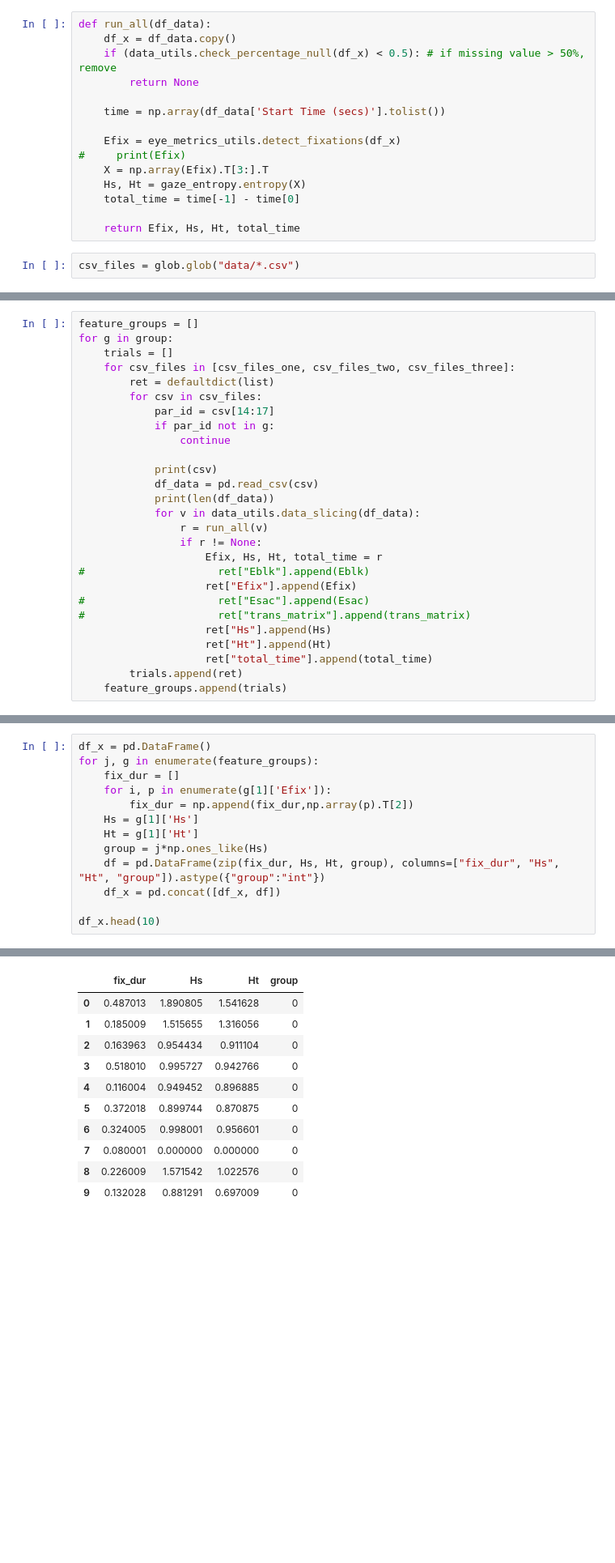
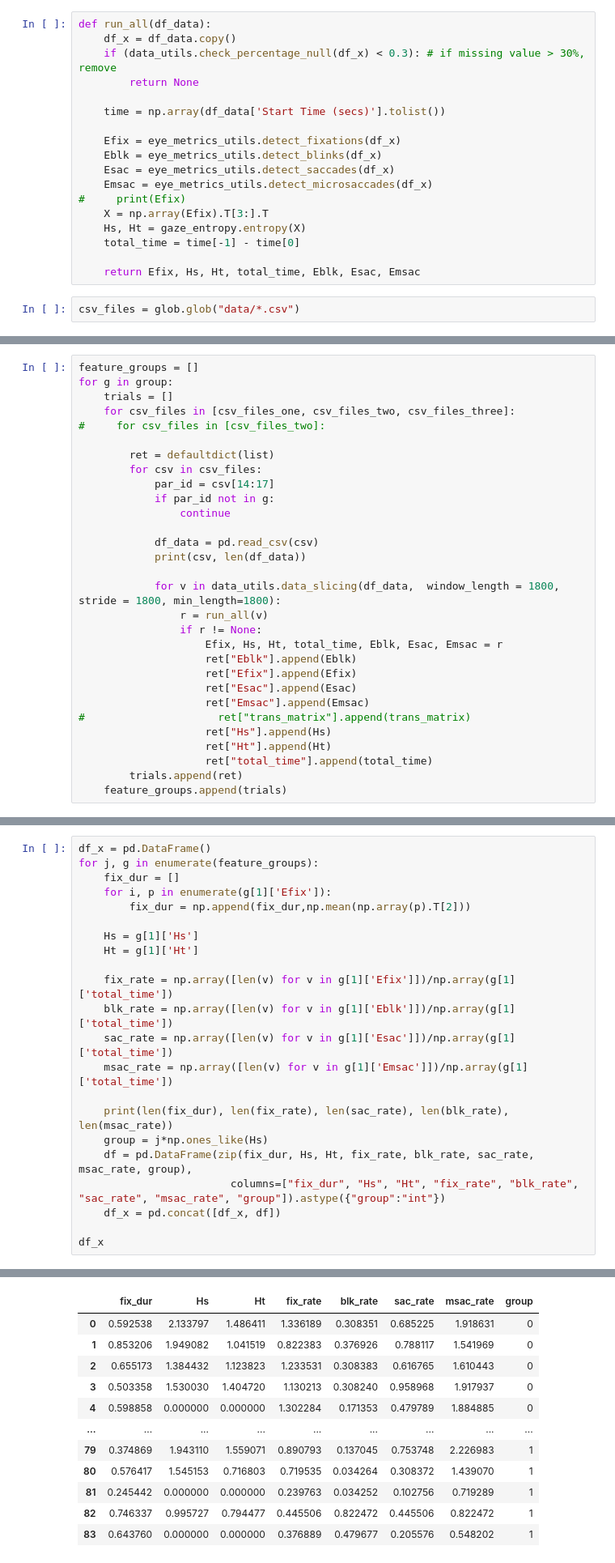
Before and after one commit to habom2310/eye-tracking-in-aviation, a Jupyter notebook: classification.ipynb, the cells around one changed output, grey strips where cells are left out. Shown: that part at 81% size. Drawn from its saved outputs; the diff is of its cells as text; blank space fills up the shorter version.

```diff
--- a/classification.ipynb
+++ b/classification.ipynb
@@ -23,18 +23,21 @@ warnings.filterwarnings('ignore')
 # %%
 def run_all(df_data):
     df_x = df_data.copy()
-    if (data_utils.check_percentage_null(df_x) < 0.5): # if missing value > 50%, remove
+    if (data_utils.check_percentage_null(df_x) < 0.3): # if missing value > 30%, remove
         return None
 
     time = np.array(df_data['Start Time (secs)'].tolist())
 
     Efix = eye_metrics_utils.detect_fixations(df_x)
+    Eblk = eye_metrics_utils.detect_blinks(df_x)
+    Esac = eye_metrics_utils.detect_saccades(df_x)
+    Emsac = eye_metrics_utils.detect_microsaccades(df_x)
 #     print(Efix)
     X = np.array(Efix).T[3:].T
     Hs, Ht = gaze_entropy.entropy(X)
     total_time = time[-1] - time[0]
 
-    return Efix, Hs, Ht, total_time
+    return Efix, Hs, Ht, total_time, Eblk, Esac, Emsac
 # %%
 csv_files = glob.glob("data/*.csv")
 # %%
@@ -67,22 +74,25 @@ feature_groups = []
 for g in group:
     trials = []
     for csv_files in [csv_files_one, csv_files_two, csv_files_three]:
+#     for csv_files in [csv_files_two]:
+
         ret = defaultdict(list)
         for csv in csv_files:
             par_id = csv[14:17]
             if par_id not in g:
                 continue
 
-            print(csv)
             df_data = pd.read_csv(csv)
-            print(len(df_data))
-            for v in data_utils.data_slicing(df_data):
+            print(csv, len(df_data))
+
+            for v in data_utils.data_slicing(df_data,  window_length = 1800, stride = 1800, min_length=1800):
                 r = run_all(v)
                 if r != None:
-                    Efix, Hs, Ht, total_time = r
-#                     ret["Eblk"].append(Eblk)
+                    Efix, Hs, Ht, total_time, Eblk, Esac, Emsac = r
+                    ret["Eblk"].append(Eblk)
                     ret["Efix"].append(Efix)
-#                     ret["Esac"].append(Esac)
+                    ret["Esac"].append(Esac)
+                    ret["Emsac"].append(Emsac)
 #                     ret["trans_matrix"].append(trans_matrix)
                     ret["Hs"].append(Hs)
                     ret["Ht"].append(Ht)
@@ -112,12 +122,21 @@ df_x = pd.DataFrame()
 for j, g in enumerate(feature_groups):
     fix_dur = []
     for i, p in enumerate(g[1]['Efix']):
-        fix_dur = np.append(fix_dur,np.array(p).T[2])
+        fix_dur = np.append(fix_dur,np.mean(np.array(p).T[2]))
+
     Hs = g[1]['Hs']
     Ht = g[1]['Ht']
+
+    fix_rate = np.array([len(v) for v in g[1]['Efix']])/np.array(g[1]['total_time'])
+    blk_rate = np.array([len(v) for v in g[1]['Eblk']])/np.array(g[1]['total_time'])
+    sac_rate = np.array([len(v) for v in g[1]['Esac']])/np.array(g[1]['total_time'])
+    msac_rate = np.array([len(v) for v in g[1]['Emsac']])/np.array(g[1]['total_time'])
+
+    print(len(fix_dur), len(fix_rate), len(sac_rate), len(blk_rate), len(msac_rate))
     group = j*np.ones_like(Hs)
-    df = pd.DataFrame(zip(fix_dur, Hs, Ht, group), columns=["fix_dur", "Hs", "Ht", "group"]).astype({"group":"int"})
+    df = pd.DataFrame(zip(fix_dur, Hs, Ht, fix_rate, blk_rate, sac_rate, msac_rate, group),
+                        columns=["fix_dur", "Hs", "Ht", "fix_rate", "blk_rate", "sac_rate", "msac_rate", "group"]).astype({"group":"int"})
     df_x = pd.concat([df_x, df])
 
-df_x.head(10)
+df_x
 # %% [output]
@@ -124,11 +145,12 @@ df_x.head(10)
-|  | fix_dur | Hs | Ht | group |
-| 0 | 0.487013 | 1.890805 | 1.541628 | 0 |
-| 1 | 0.185009 | 1.515655 | 1.316056 | 0 |
-| 2 | 0.163963 | 0.954434 | 0.911104 | 0 |
-| 3 | 0.518010 | 0.995727 | 0.942766 | 0 |
-| 4 | 0.116004 | 0.949452 | 0.896885 | 0 |
-| 5 | 0.372018 | 0.899744 | 0.870875 | 0 |
-| 6 | 0.324005 | 0.998001 | 0.956601 | 0 |
-| 7 | 0.080001 | 0.000000 | 0.000000 | 0 |
-| 8 | 0.226009 | 1.571542 | 1.022576 | 0 |
-| 9 | 0.132028 | 0.881291 | 0.697009 | 0 |
+|  | fix_dur | Hs | Ht | fix_rate | blk_rate | sac_rate | msac_rate | group |
+| 0 | 0.592538 | 2.133797 | 1.486411 | 1.336189 | 0.308351 | 0.685225 | 1.918631 | 0 |
+| 1 | 0.853206 | 1.949082 | 1.041519 | 0.822383 | 0.376926 | 0.788117 | 1.541969 | 0 |
+| 2 | 0.655173 | 1.384432 | 1.123823 | 1.233531 | 0.308383 | 0.616765 | 1.610443 | 0 |
+| 3 | 0.503358 | 1.530030 | 1.404720 | 1.130213 | 0.308240 | 0.958968 | 1.917937 | 0 |
+| 4 | 0.598858 | 0.000000 | 0.000000 | 1.302284 | 0.171353 | 0.479789 | 1.884885 | 0 |
+| ... | ... | ... | ... | ... | ... | ... | ... | ... |
+| 79 | 0.374869 | 1.943110 | 1.559071 | 0.890793 | 0.137045 | 0.753748 | 2.226983 | 1 |
+| 80 | 0.576417 | 1.545153 | 0.716803 | 0.719535 | 0.034264 | 0.308372 | 1.439070 | 1 |
+| 81 | 0.245442 | 0.000000 | 0.000000 | 0.239763 | 0.034252 | 0.102756 | 0.719289 | 1 |
+| 82 | 0.746337 | 0.995727 | 0.794477 | 0.445506 | 0.822472 | 0.445506 | 0.822472 | 1 |
+| 83 | 0.643760 | 0.000000 | 0.000000 | 0.376889 | 0.479677 | 0.205576 | 0.548202 | 1 |
```
Also changed, not shown: parts of 26 cells of this notebook, 6 other files.
